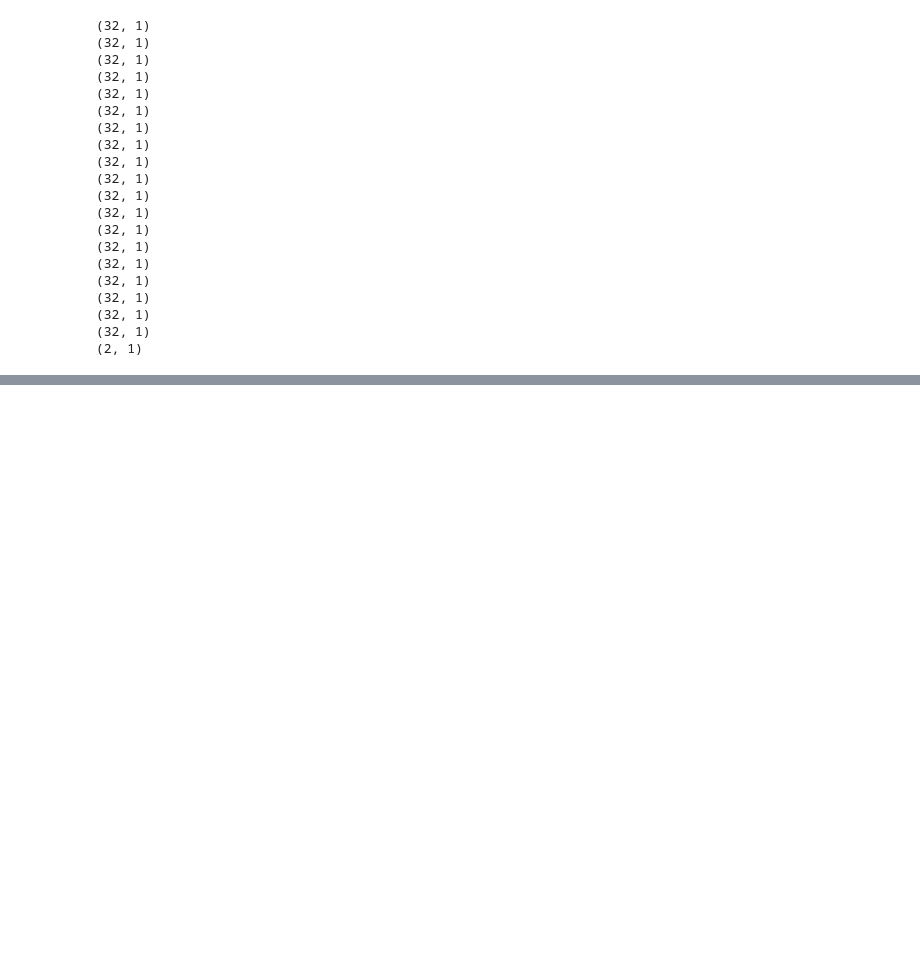
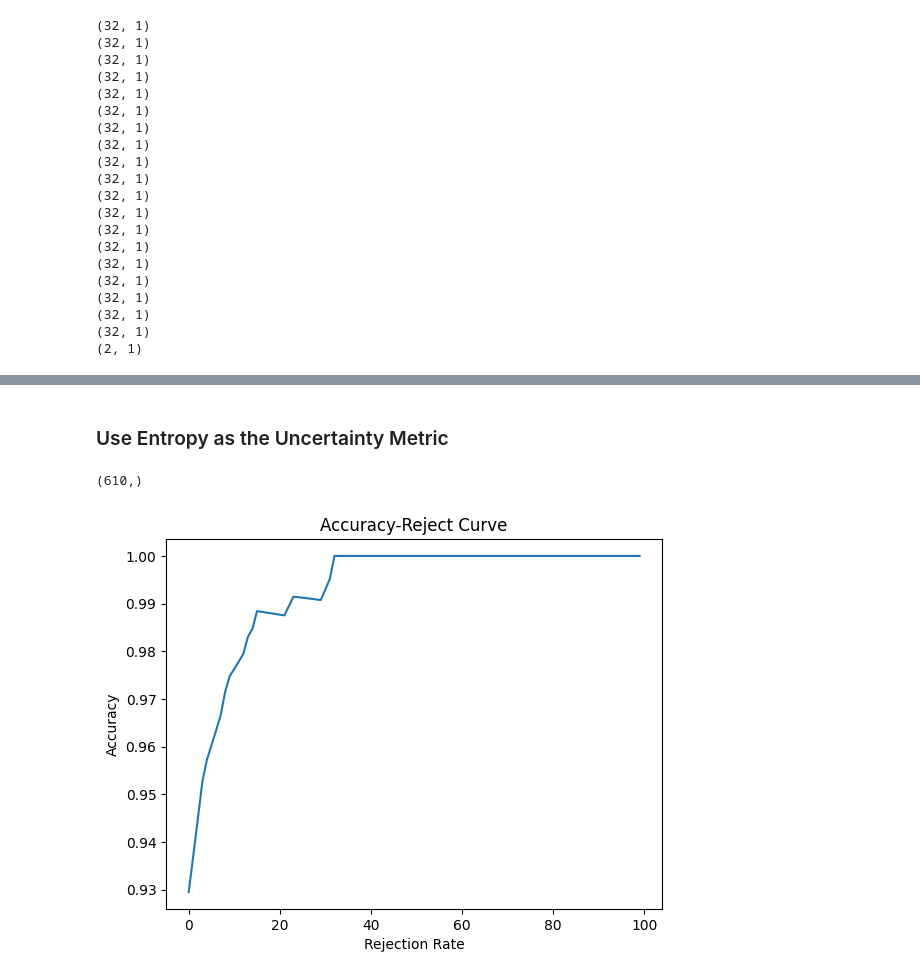
Before and after one commit to ikboljon/uncertainty_benchmark, a Jupyter notebook: experiments/notebooks/mcdropout.ipynb, the cells around one changed output, grey strips where cells are left out. Saved outputs shown, nothing was run; the diff lists cells and outputs as text; code cells hidden in the pictures; blank space fills up the shorter version.

Commit message:
finished ensemble for organ/added confidence&entropy to mcdropout&ensemble

```diff
--- a/experiments/notebooks/mcdropout.ipynb
+++ b/experiments/notebooks/mcdropout.ipynb
@@ -293,0 +274,41 @@ auc(rejection_rates, accuracies)
+# %% [markdown]
+### Use Entropy as the Uncertainty Metric
+# %%
+from scipy.stats import entropy
+
+entropies = np.array([entropy(mean_prediction) for mean_prediction in mc_mean])
+entropies.shape
+# %% [output]
+(610,)
+# %%
+# Assuming predictions are the class with the highest mean probability
+predicted_classes = mc_mean.argmax(axis=1)
+# predicted_class_uncertainty = mc_uncertainty[np.arange(len(mc_uncertainty)), predicted_classes]
+
+# Assuming test_labels is a list or array of the true labels
+test_labels = targets
+accuracies = []
+rejection_rates = np.linspace(0.001, 0.999, 100)
+
+for rejection_rate in rejection_rates:
+    num_reject = int(len(entropies) * rejection_rate)
+    sorted_indices = np.argsort(entropies)[::-1]
+
+    indices_to_keep = sorted_indices[num_reject:]
+
+    selected_labels = test_labels[indices_to_keep]
+    selected_predictions = predicted_classes.numpy()[indices_to_keep]
+
+    accuracy = accuracy_score(selected_labels, selected_predictions)
+    # print(num_reject, rejection_rate, accuracy)
+
+    accuracies.append(accuracy)
+
+# Plotting the accuracy-reject curve
+plt.plot(accuracies)
+plt.xlabel('Rejection Rate')
+plt.ylabel('Accuracy')
+plt.title('Accuracy-Reject Curve')
+plt.show()
+# %% [output]
+[figure, added]
```
Also changed, not shown: parts of 15 cells of this notebook.
